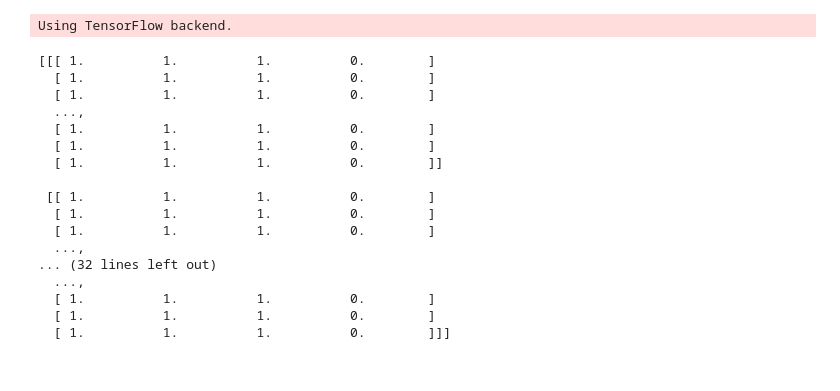
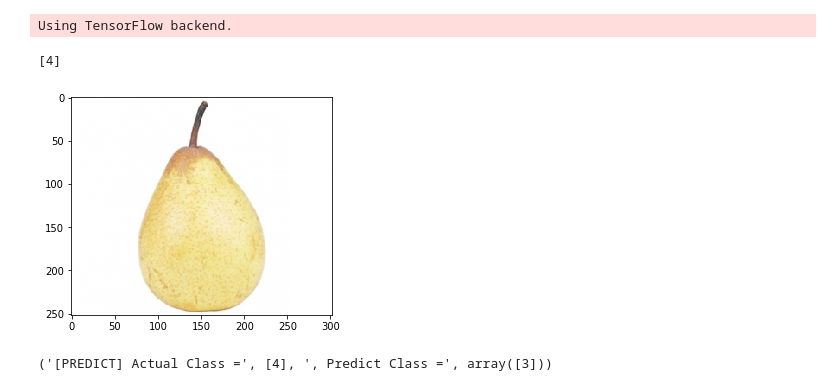
Before and after one commit to randimaizul/NLP_Project, a Jupyter notebook: Extract_speech_to_model.ipynb, the cells around one changed output. Drawn from its saved outputs; the diff is of its cells as text; code cells hidden in the pictures.

```diff
--- a/Extract_speech_to_model.ipynb
+++ b/Extract_speech_to_model.ipynb
@@ -19,49 +19,38 @@ def get_average_mfccs():
         array.append(np.average(mfccs[0][i]))
 
     return(array)
+# %%
+# Show Random Image
+perpus = ['apel.jpg','jambu.jpg','jeruk.jpg','pir.jpg','semangka.jpg']
+index = random.choice([1, 2, 3,4,5]);
+img=mpimg.imread('img/'+perpus[index-1])
+kelas = [index]
+print(kelas)
+imgplot = plt.imshow(img)
+plt.show()
+# %% [output]
+[4]
+[figure, added]
 # %%
 #create mfcc data yang akan diuji
 mfccs = {}
-y, sr = librosa.load('dataset/pir/39.wav') #ganti source sesuai dengan data audionya
+# perpus = ['apel.jpg','jambu.jpg','jeruk.jpg','pir.jpg','semangka.jpg']
+# index = random.choice([1, 2, 3,4,5]);
+# y, sr = librosa.load('dataset/jambu/27.wav') #ganti source sesuai dengan data audionya
+y, sr = librosa.load('dataset/uji_2.wav') #ganti source sesuai dengan data audionya
 mfcc = librosa.feature.mfcc(y, sr, n_mfcc=13)
 mfccs[0] = mfcc.T
 
 data = []
 a = get_average_mfccs()
 data.append(a)
+
+model = load_model('model.h5')
+fitur = np.array(data)
+kelas = [index]
+probas = model.predict(fitur)
+classes = probas.argmax(axis=-1)
+
+print("[PREDICT] Actual Class =", kelas, ", Predict Class =",classes)
+# %% [output]
+('[PREDICT] Actual Class =', [4], ', Predict Class =', array([3]))
-# %%
-# prediction, menggunakan dataset manual, untuk testingnya ambbil salah satu data di dataset
-
-model = load_model('model.h5')
-fitur = np.array(data)
-perpus = ['mm.png','ipb.png','jabar.png','perpus.png','smanbul.png']
-index = random.choice([1, 2, 3,4,5]);
-img=mpimg.imread('img/'+perpus[index-1])
-kelas = [index]
-print(img)
-imgplot = plt.imshow(img)
-#kelas = [1]
-#classes = model.predict_classes(test)
-# probas = model.predict(fitur)
-# classes = probas.argmax(axis=-1)
-
-#print(label, alphabet.Alphabet.printAlphabet(classes[0]))
-# print("[PREDICT] Actual Class =", kelas, ", Predict Class =",classes)
-# %% [output]
-[[[ 1.          1.          1.          0.        ]
-  [ 1.          1.          1.          0.        ]
-  [ 1.          1.          1.          0.        ]
-  ...,
-  [ 1.          1.          1.          0.        ]
-  [ 1.          1.          1.          0.        ]
-  [ 1.          1.          1.          0.        ]]
-
- [[ 1.          1.          1.          0.        ]
-  [ 1.          1.          1.          0.        ]
-  [ 1.          1.          1.          0.        ]
-  ...,
-... (32 lines left out)
-  ...,
-  [ 1.          1.          1.          0.        ]
-  [ 1.          1.          1.          0.        ]
-  [ 1.          1.          1.          0.        ]]]
```
Also changed, not shown: 2 other files.
